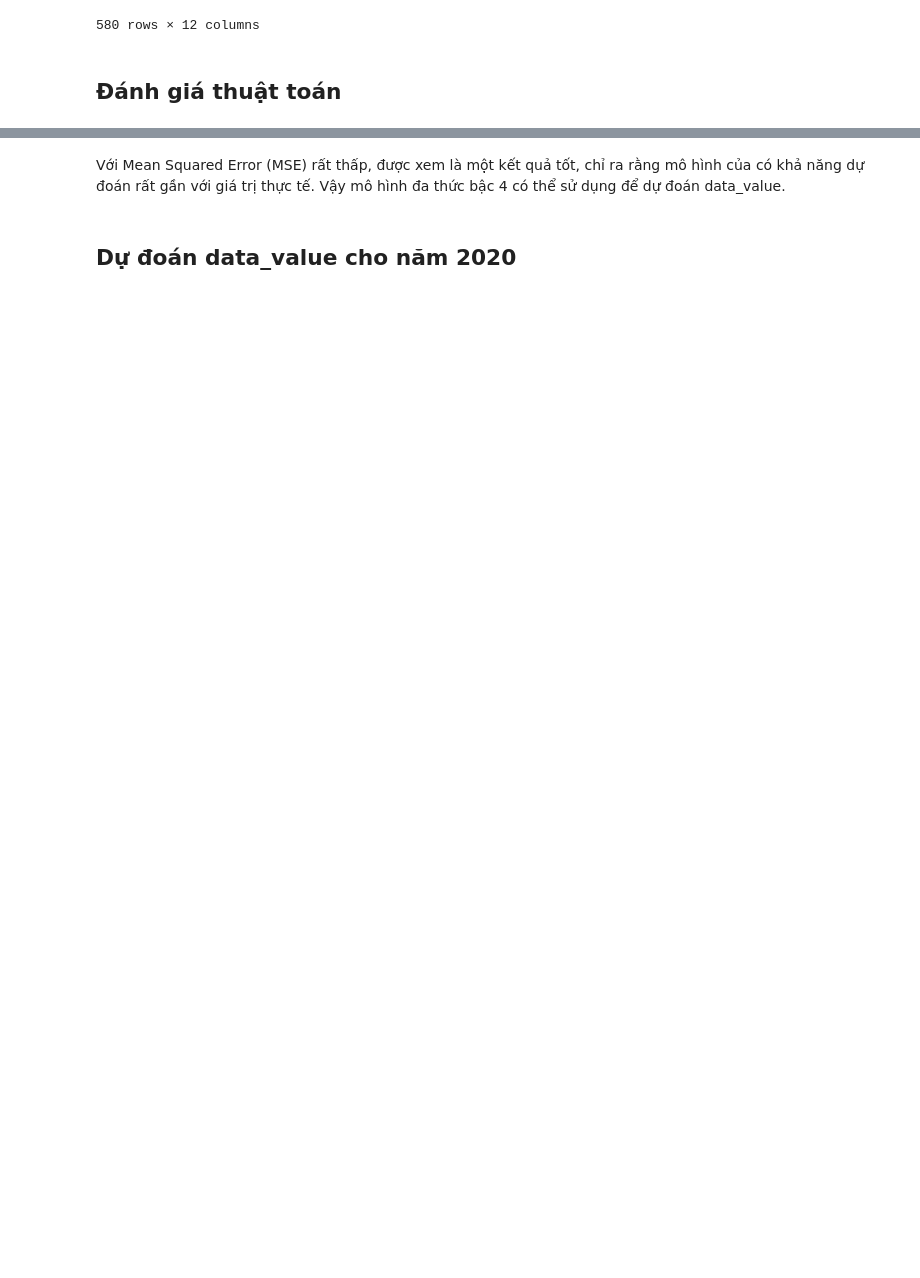
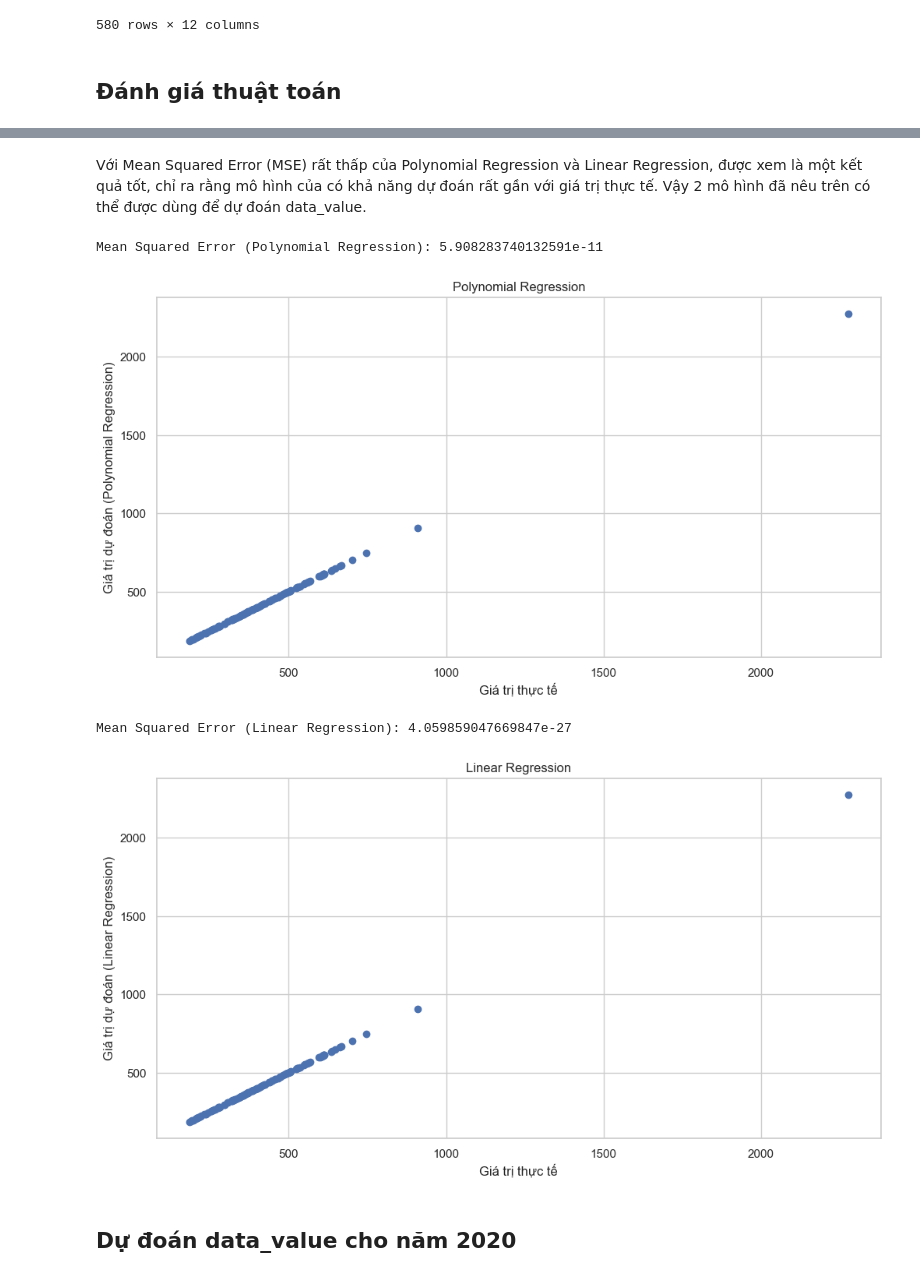
Before and after one commit to GenNyu/Intro2DS, a Jupyter notebook: Build_data_model.ipynb, the cells around one changed output, grey strips where cells are left out. Saved outputs shown, nothing was run; the diff lists cells and outputs as text; code cells hidden in the pictures; blank space fills up the shorter version.

```diff
--- a/Build_data_model.ipynb
+++ b/Build_data_model.ipynb
@@ -315,5 +383,53 @@ Mean Squared Error (Degree 4): 5.908283740132591e-11
 # %% [markdown]
-Với Mean Squared Error (MSE) rất thấp, được xem là một kết quả tốt, chỉ ra rằng mô hình của có khả năng dự đoán rất gần với giá trị thực tế. Vậy mô hình đa thức bậc 4 có thể sử dụng để dự đoán data_value.
+Với Mean Squared Error (MSE) rất thấp của Polynomial Regression và Linear Regression, được xem là một kết quả tốt, chỉ ra rằng mô hình của có khả năng dự đoán rất gần với giá trị thực tế. Vậy 2 mô hình đã nêu trên có thể được dùng để dự đoán data_value.
+# %%
+# Khởi tạo mô hình Polynomial Regression bậc 4
+degree = 4
+poly_model = make_pipeline(PolynomialFeatures(degree), LinearRegression())
+
+# Huấn luyện mô hình Polynomial Regression trên tập huấn luyện
+poly_model.fit(X_train, y_train)
+
+# Dự đoán trên tập kiểm tra
+poly_predictions = poly_model.predict(X_test)
+
+# Đánh giá hiệu suất của mô hình Polynomial Regression
+poly_mse = mean_squared_error(y_test, poly_predictions)
+print(f'Mean Squared Error (Polynomial Regression): {poly_mse}')
+
+# Vẽ đồ thị cho Polynomial Regression
+plt.figure(figsize=(12, 6))
+plt.scatter(y_test, poly_predictions)
+plt.xlabel("Giá trị thực tế")
+plt.ylabel("Giá trị dự đoán (Polynomial Regression)")
+plt.title('Polynomial Regression')
+plt.show()
+
+# Khởi tạo mô hình Linear Regression
+linear_model = LinearRegression()
+
+# Huấn luyện mô hình Linear Regression trên tập huấn luyện
+linear_model.fit(X_train, y_train)
+
+# Dự đoán trên tập kiểm tra
+linear_predictions = linear_model.predict(X_test)
+
+# Đánh giá hiệu suất của mô hình Linear Regression
+linear_mse = mean_squared_error(y_test, linear_predictions)
+print(f'Mean Squared Error (Linear Regression): {linear_mse}')
+
+# Vẽ đồ thị cho Linear Regression
+plt.figure(figsize=(12, 6))
+plt.scatter(y_test, linear_predictions)
+plt.xlabel("Giá trị thực tế")
+plt.ylabel("Giá trị dự đoán (Linear Regression)")
+plt.title('Linear Regression')
+plt.show()
+# %% [output]
+Mean Squared Error (Polynomial Regression): 5.908283740132591e-11
+[figure, added]
+Mean Squared Error (Linear Regression): 4.059859047669847e-27
+[figure, added]
 # %% [markdown]
 ## Dự đoán data_value cho năm 2020
 # %%
```
Also changed, not shown: parts of 22 cells of this notebook.
